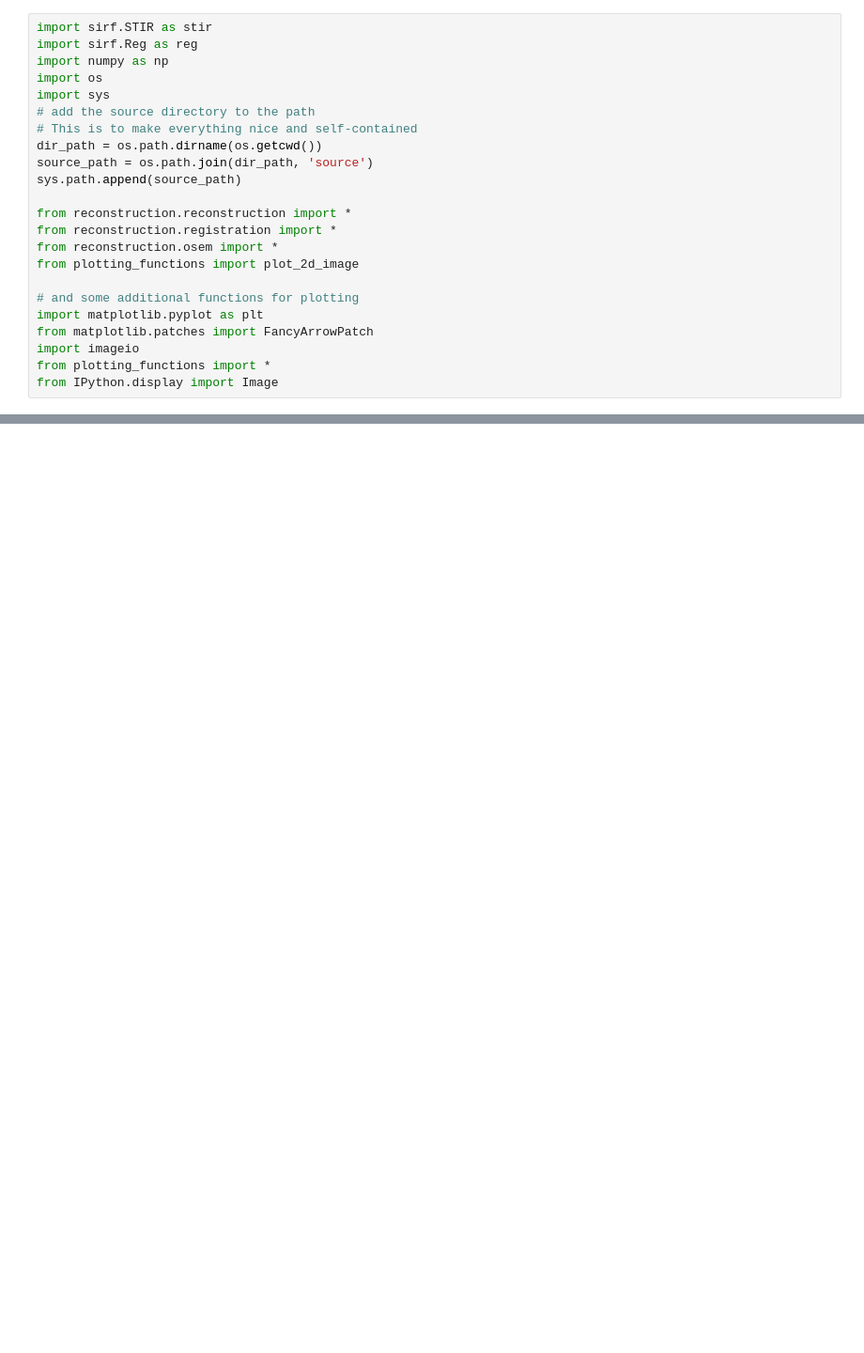
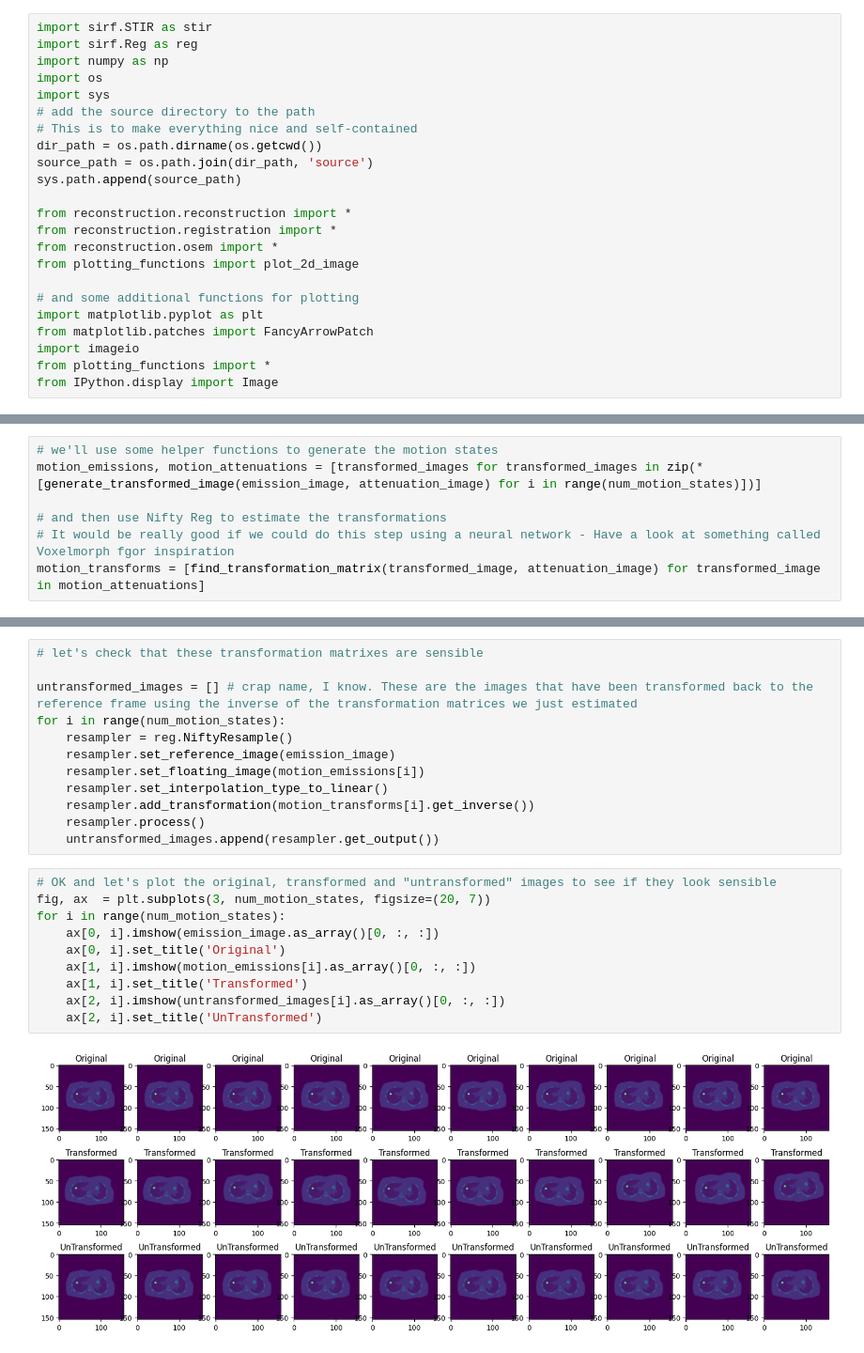
Before and after one commit to samdporter/PET_sensitivity, a Jupyter notebook: notebooks/OSEM_with_resampling.ipynb, the cells around one changed output, grey strips where cells are left out. Shown at 94% size. Cells and saved outputs as stored; diff of their text form; blank space fills up the shorter version.

Commit message:
Some corrections to function definitions

```diff
--- a/notebooks/OSEM_with_resampling.ipynb
+++ b/notebooks/OSEM_with_resampling.ipynb
@@ -34,0 +73,7 @@ motion_emissions, motion_attenuations = [transformed_images for transformed_imag
+# %%
+# we'll use some helper functions to generate the motion states
+motion_emissions, motion_attenuations = [transformed_images for transformed_images in zip(*[generate_transformed_image(emission_image, attenuation_image) for i in range(num_motion_states)])]
+
+# and then use Nifty Reg to estimate the transformations
+# It would be really good if we could do this step using a neural network - Have a look at something called Voxelmorph fgor inspiration
+motion_transforms = [find_transformation_matrix(transformed_image, attenuation_image) for transformed_image in motion_attenuations]
@@ -35 +98,25 @@ motion_emissions, motion_attenuations = [transformed_images for transformed_imag
+# %%
+# let's check that these transformation matrixes are sensible
+
+untransformed_images = [] # crap name, I know. These are the images that have been transformed back to the reference frame using the inverse of the transformation matrices we just estimated
+for i in range(num_motion_states):
+    resampler = reg.NiftyResample()
+    resampler.set_reference_image(emission_image)
+    resampler.set_floating_image(motion_emissions[i])
+    resampler.set_interpolation_type_to_linear()
+    resampler.add_transformation(motion_transforms[i].get_inverse())
+    resampler.process()
+    untransformed_images.append(resampler.get_output())
+# %%
+# OK and let's plot the original, transformed and "untransformed" images to see if they look sensible
+fig, ax  = plt.subplots(3, num_motion_states, figsize=(20, 7))
+for i in range(num_motion_states):
+    ax[0, i].imshow(emission_image.as_array()[0, :, :])
+    ax[0, i].set_title('Original')
+    ax[1, i].imshow(motion_emissions[i].as_array()[0, :, :])
+    ax[1, i].set_title('Transformed')
+    ax[2, i].imshow(untransformed_images[i].as_array()[0, :, :])
+    ax[2, i].set_title('UnTransformed')
+# %% [output]
+[figure, added]
 # %%
```
Also changed, not shown: parts of 18 cells of this notebook, 3 other files.
